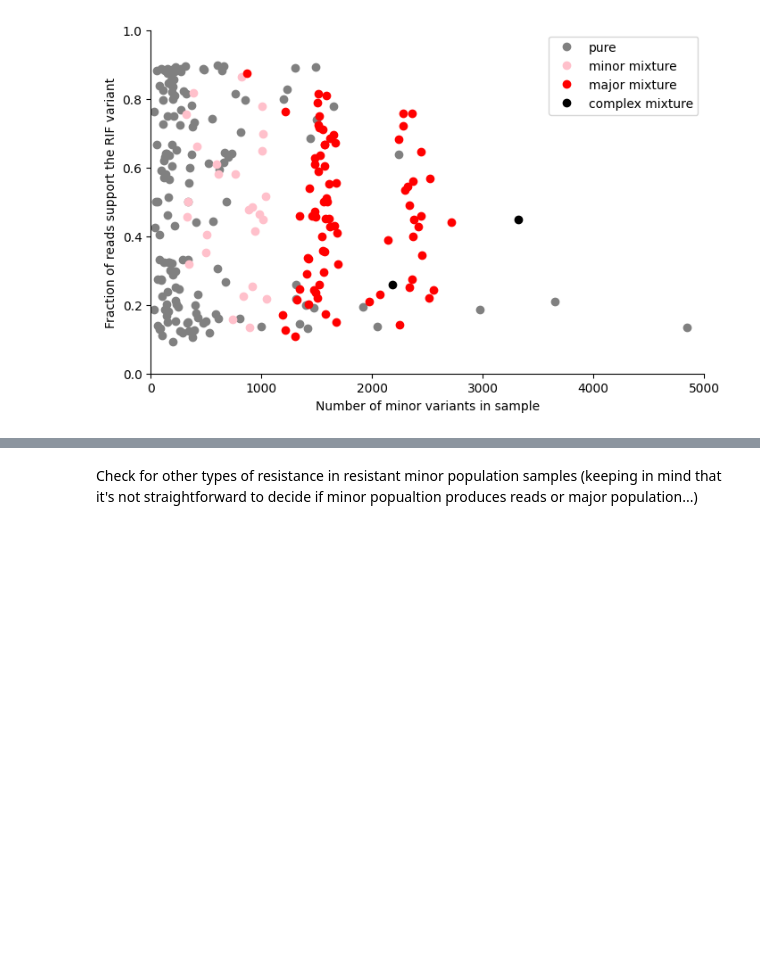
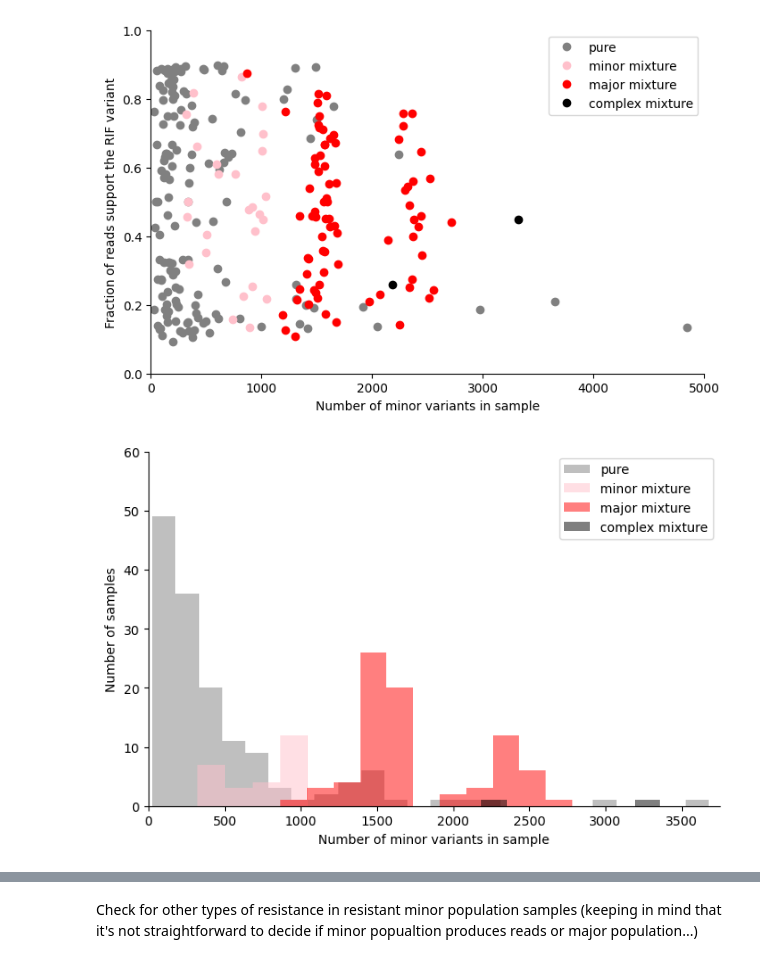
Before and after one commit to fowler-lab/tb-rnap-subpopulations, a Jupyter notebook: Reproduce_Figures_clean.ipynb, the cells around one changed output, grey strips where cells are left out. Saved outputs shown, nothing was run; the diff lists cells and outputs as text; code cells hidden in the pictures; blank space fills up the shorter version.

```diff
--- a/Reproduce_Figures_clean.ipynb
+++ b/Reproduce_Figures_clean.ipynb
@@ -1057,3 +1157,30 @@ axes.spines[["right", "top"]].set_visible(False)
 fig.savefig('figures/fig-minor-rif-variants.pdf', bbox_inches='tight', transparent=True)
 # %% [output]
 [figure]
+# %%
+#plot the same data as a histogram plot, with a different color for each mixture type
+fig = plt.figure(figsize=(8, 5))
+axes = fig.gca()
+
+df2 = df[df.mixture_type=='single']
+axes.hist(df2.minor_count, bins=900, color='grey', label='pure', alpha=0.5)
+
+df2 = df[df.mixture_type=='minor']
+axes.hist(df2.minor_count, bins=4, color='pink', label='minor mixture', alpha=0.5)
+
+df2 = df[df.mixture_type=='major']
+axes.hist(df2.minor_count, bins=80, color='red', label='major mixture', alpha=0.5)
+
+df2 = df[df.mixture_type=='complex']
+axes.hist(df2.minor_count, bins=60, color='black', label='complex mixture', alpha=0.5)
+
+axes.legend(loc='upper right')
+axes.set_xlim(0, 3750)
+axes.set_ylim(0, 60)
+axes.set_xlabel('Number of minor variants in sample')
+axes.set_ylabel('Number of samples')
+axes.spines[["right", "top"]].set_visible(False)
+
+fig.savefig('figures/fig-minor-rif-variants-bar.pdf', bbox_inches='tight', transparent=True)
+# %% [output]
+[figure, added]
```
Also changed, not shown: parts of 11 cells of this notebook, 1 other file.
